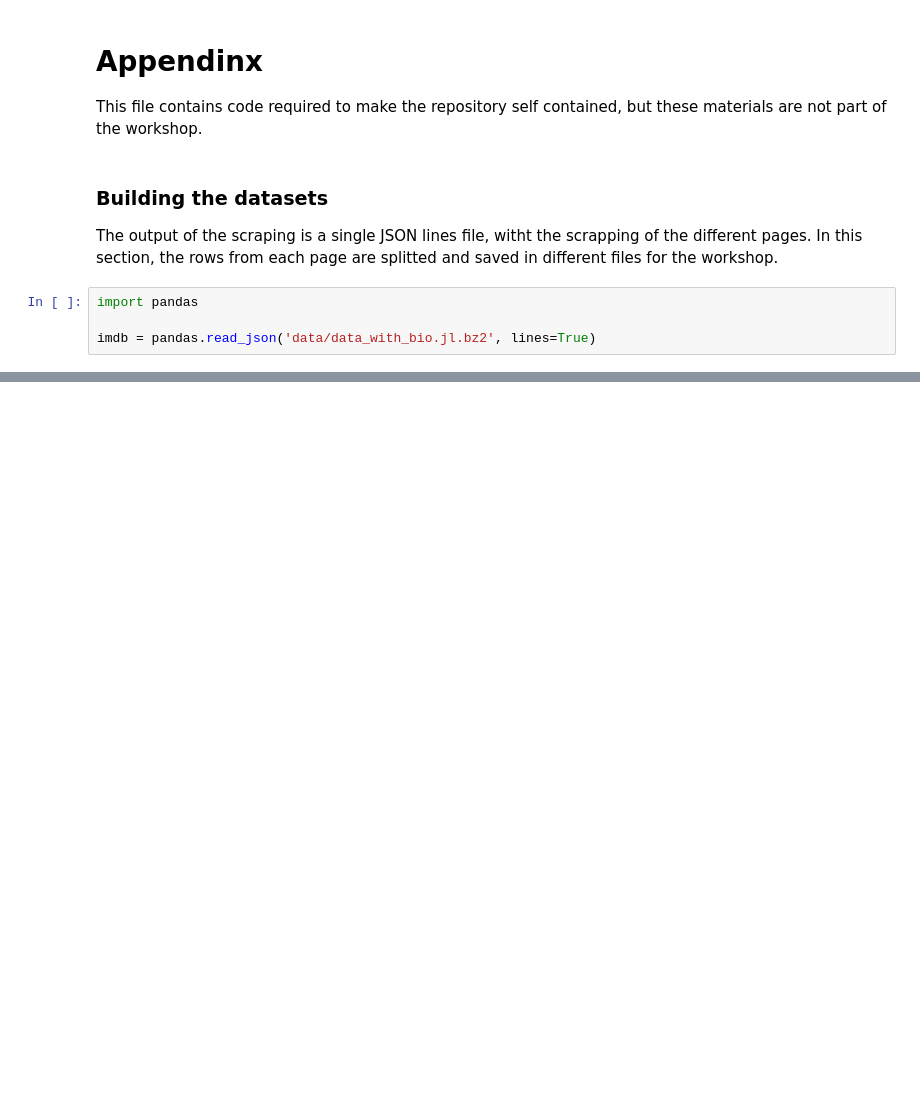
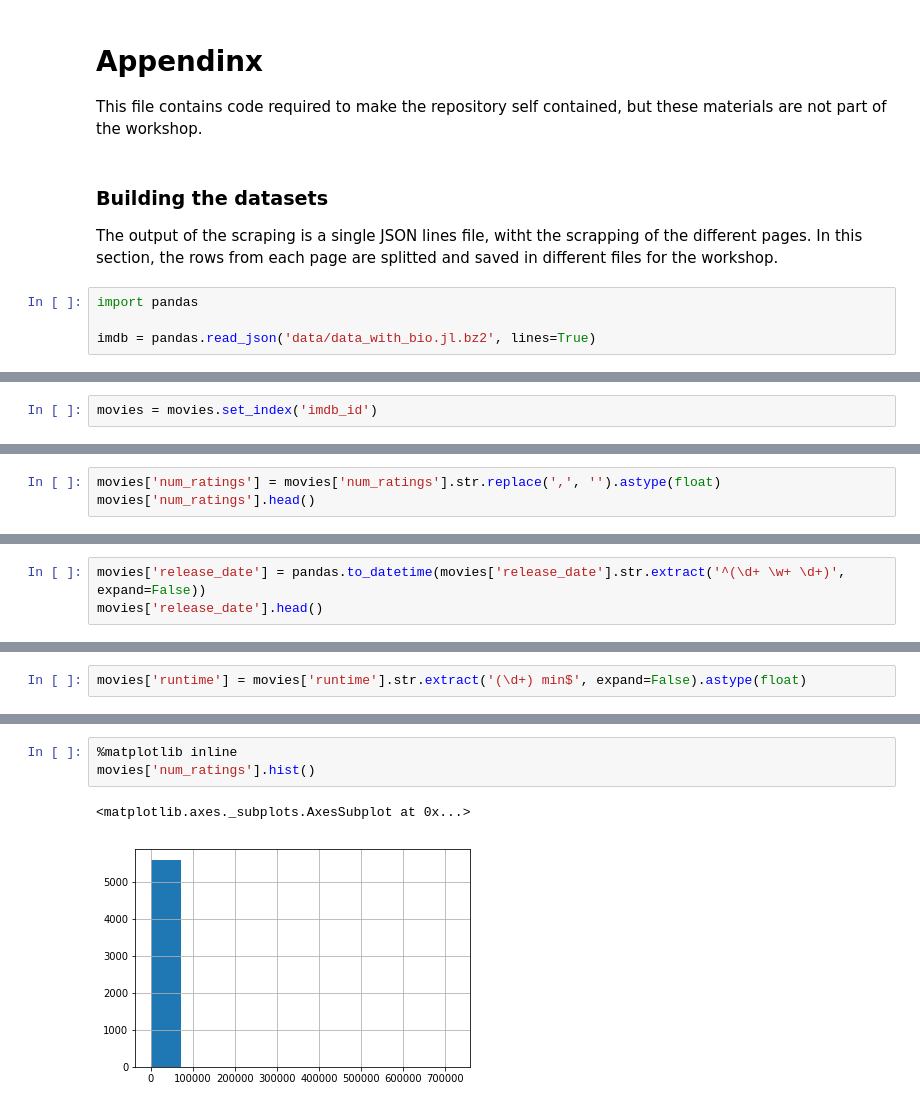
Before and after one commit to IHackPy/bollywood_workshop, a Jupyter notebook: notebooks/99_Appendix.ipynb, the cells around one changed output, grey strips where cells are left out. Cells and saved outputs as stored; diff of their text form; blank space fills up the shorter version.

```diff
--- a/notebooks/99_Appendix.ipynb
+++ b/notebooks/99_Appendix.ipynb
@@ -49,0 +134,2 @@ imdb[imdb.source == 'movie'][MOVIE_DETAIL_FIELDS].set_index('imdb_id').to_json('
+# %%
+movies = movies.set_index('imdb_id')
@@ -49,0 +233,3 @@ imdb[imdb.source == 'movie'][MOVIE_DETAIL_FIELDS].set_index('imdb_id').to_json('
+# %%
+movies['num_ratings'] = movies['num_ratings'].str.replace(',', '').astype(float)
+movies['num_ratings'].head()
@@ -49,0 +244,3 @@ imdb[imdb.source == 'movie'][MOVIE_DETAIL_FIELDS].set_index('imdb_id').to_json('
+# %%
+movies['release_date'] = pandas.to_datetime(movies['release_date'].str.extract('^(\d+ \w+ \d+)', expand=False))
+movies['release_date'].head()
@@ -49,0 +255,2 @@ imdb[imdb.source == 'movie'][MOVIE_DETAIL_FIELDS].set_index('imdb_id').to_json('
+# %%
+movies['runtime'] = movies['runtime'].str.extract('(\d+) min$', expand=False).astype(float)
@@ -49,0 +302,6 @@ imdb[imdb.source == 'movie'][MOVIE_DETAIL_FIELDS].set_index('imdb_id').to_json('
+# %%
+%matplotlib inline
+movies['num_ratings'].hist()
+# %% [output]
+<matplotlib.axes._subplots.AxesSubplot at 0x...>
+[figure, added]
```
Also changed, not shown: parts of 50 cells of this notebook, 7 other files.
